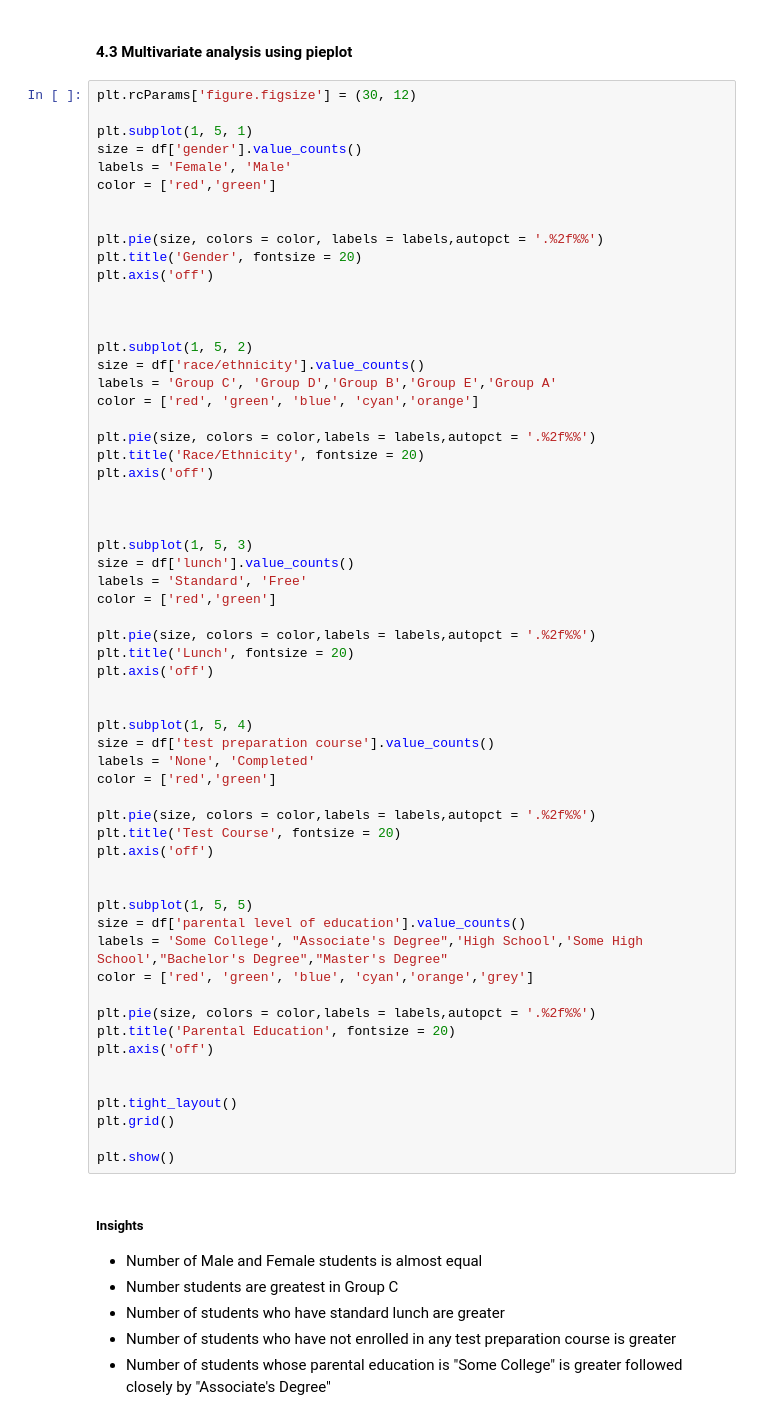
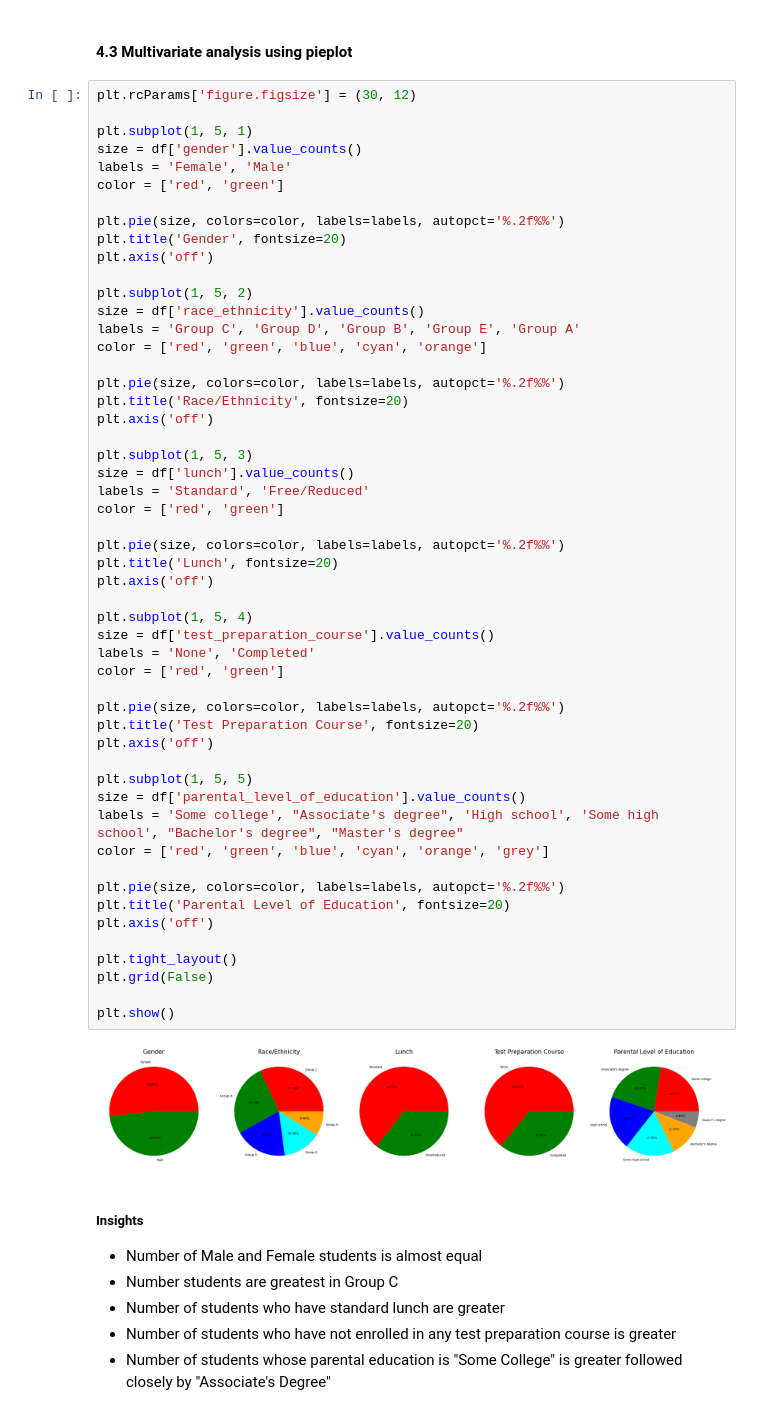
Before and after one commit to adnanbhanji/End-to-End-ML-Project, a Jupyter notebook: notebook/1 . EDA STUDENT PERFORMANCE .ipynb, the cells around one changed output. Drawn from its saved outputs; the diff is of its cells as text.

```diff
--- a/notebook/1 . EDA STUDENT PERFORMANCE .ipynb
+++ b/notebook/1 . EDA STUDENT PERFORMANCE .ipynb
@@ -341,63 +341,57 @@ plt.show()
 # %%
 plt.rcParams['figure.figsize'] = (30, 12)
 
 plt.subplot(1, 5, 1)
 size = df['gender'].value_counts()
 labels = 'Female', 'Male'
-color = ['red','green']
+color = ['red', 'green']
 
-
-plt.pie(size, colors = color, labels = labels,autopct = '.%2f%%')
-plt.title('Gender', fontsize = 20)
+plt.pie(size, colors=color, labels=labels, autopct='%.2f%%')
+plt.title('Gender', fontsize=20)
 plt.axis('off')
 
+plt.subplot(1, 5, 2)
+size = df['race_ethnicity'].value_counts()
+labels = 'Group C', 'Group D', 'Group B', 'Group E', 'Group A'
+color = ['red', 'green', 'blue', 'cyan', 'orange']
 
-
-plt.subplot(1, 5, 2)
-size = df['race/ethnicity'].value_counts()
-labels = 'Group C', 'Group D','Group B','Group E','Group A'
-color = ['red', 'green', 'blue', 'cyan','orange']
-
-plt.pie(size, colors = color,labels = labels,autopct = '.%2f%%')
-plt.title('Race/Ethnicity', fontsize = 20)
+plt.pie(size, colors=color, labels=labels, autopct='%.2f%%')
+plt.title('Race/Ethnicity', fontsize=20)
 plt.axis('off')
-
-
 
 plt.subplot(1, 5, 3)
 size = df['lunch'].value_counts()
-labels = 'Standard', 'Free'
-color = ['red','green']
+labels = 'Standard', 'Free/Reduced'
+color = ['red', 'green']
 
-plt.pie(size, colors = color,labels = labels,autopct = '.%2f%%')
-plt.title('Lunch', fontsize = 20)
+plt.pie(size, colors=color, labels=labels, autopct='%.2f%%')
+plt.title('Lunch', fontsize=20)
 plt.axis('off')
 
+plt.subplot(1, 5, 4)
+size = df['test_preparation_course'].value_counts()
+labels = 'None', 'Completed'
+color = ['red', 'green']
 
-plt.subplot(1, 5, 4)
-size = df['test preparation course'].value_counts()
-labels = 'None', 'Completed'
-color = ['red','green']
-
-plt.pie(size, colors = color,labels = labels,autopct = '.%2f%%')
-plt.title('Test Course', fontsize = 20)
+plt.pie(size, colors=color, labels=labels, autopct='%.2f%%')
+plt.title('Test Preparation Course', fontsize=20)
 plt.axis('off')
 
+plt.subplot(1, 5, 5)
+size = df['parental_level_of_education'].value_counts()
+labels = 'Some college', "Associate's degree", 'High school', 'Some high school', "Bachelor's degree", "Master's degree"
+color = ['red', 'green', 'blue', 'cyan', 'orange', 'grey']
 
-plt.subplot(1, 5, 5)
-size = df['parental level of education'].value_counts()
-labels = 'Some College', "Associate's Degree",'High School','Some High School',"Bachelor's Degree","Master's Degree"
-color = ['red', 'green', 'blue', 'cyan','orange','grey']
-
-plt.pie(size, colors = color,labels = labels,autopct = '.%2f%%')
-plt.title('Parental Education', fontsize = 20)
+plt.pie(size, colors=color, labels=labels, autopct='%.2f%%')
+plt.title('Parental Level of Education', fontsize=20)
 plt.axis('off')
 
-
 plt.tight_layout()
-plt.grid()
+plt.grid(False)
 
 plt.show()
+# %% [output]
+[figure, added]
 # %% [markdown]
 #####  Insights
 - Number of Male and Female students is almost equal
```
Also changed, not shown: parts of 11 cells of this notebook.
